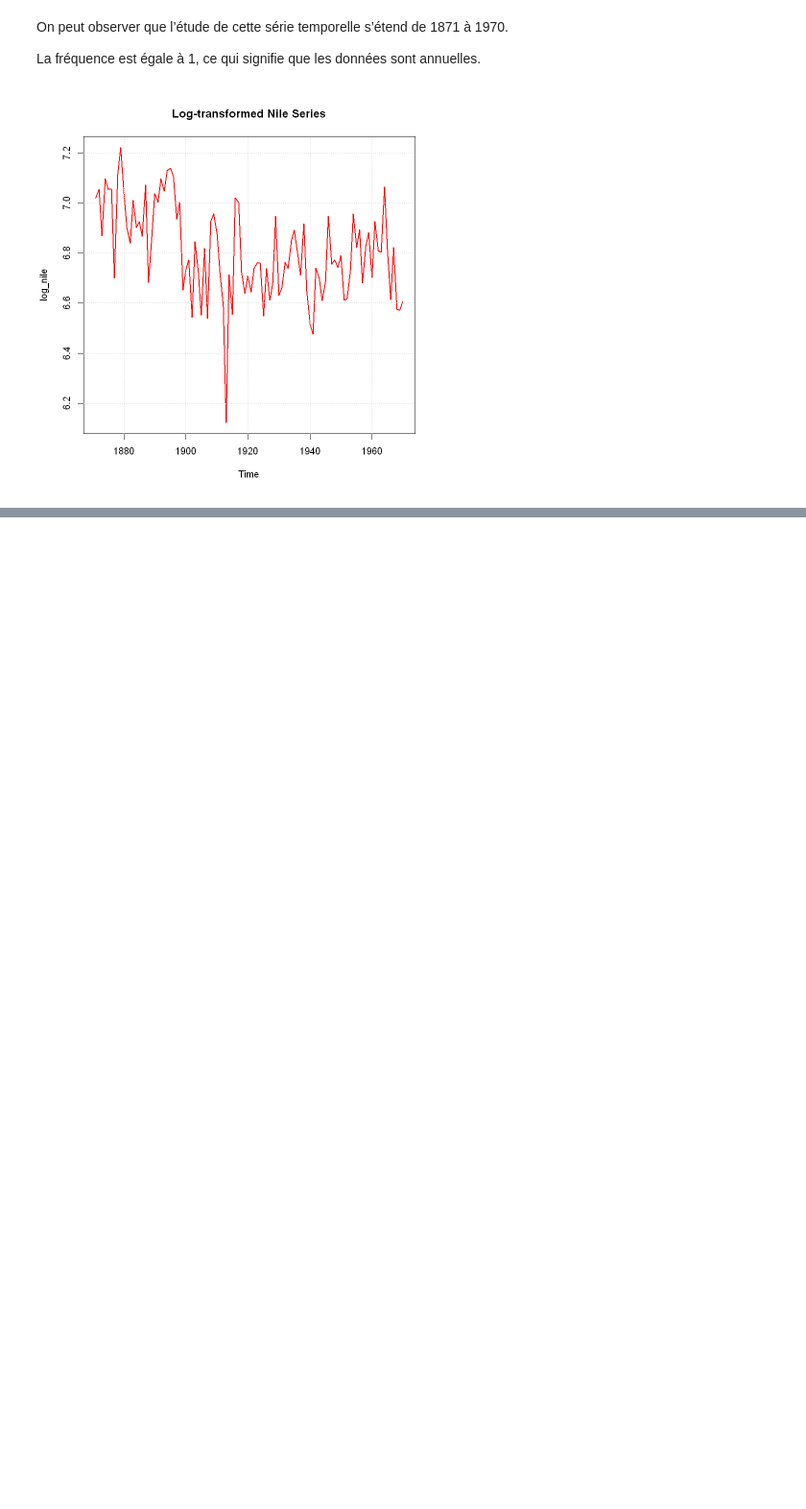
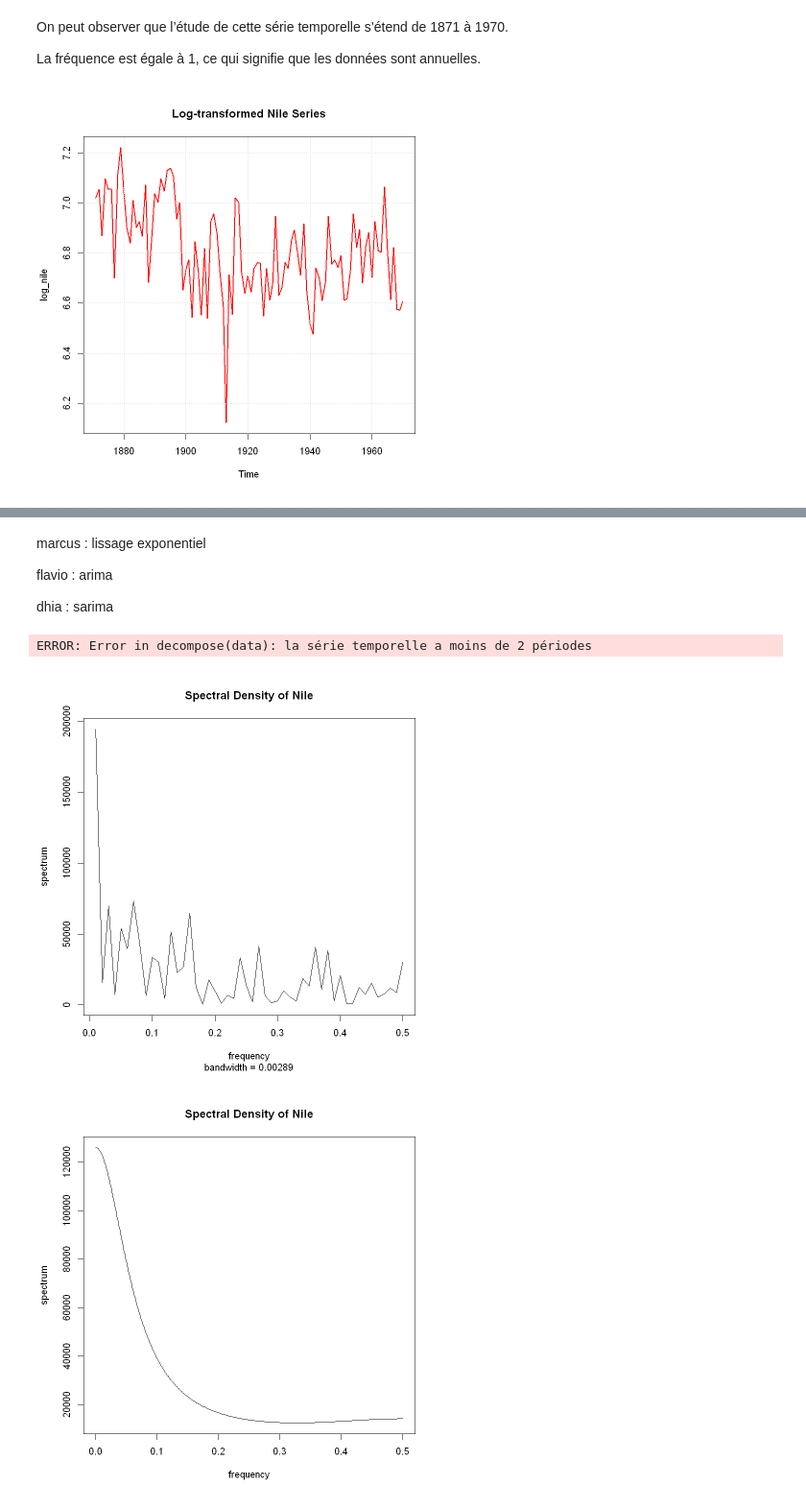
Before and after one commit to moh8dhia/nile-time-series, a Jupyter notebook: nile.ipynb, the cells around one changed output, grey strips where cells are left out. Shown at 96% size. Drawn from its saved outputs; the diff is of its cells as text; code cells hidden in the pictures; blank space fills up the shorter version.

```diff
--- a/nile.ipynb
+++ b/nile.ipynb
@@ -65,0 +86,20 @@ grid()
+# %% [markdown]
+marcus : lissage exponentiel
+
+flavio : arima
+
+dhia : sarima
+# %%
+# check saisonality
+plot(decompose(data))
+# %% [output]
+ERROR: Error in decompose(data): la série temporelle a moins de 2 périodes
+# %%
+# densité spectrale
+spectrum(Nile, log = "no", main = "Spectral Density of Nile")
+
+# densité spectrale AR(2)
+spectrum(Nile, log = "no", main = "Spectral Density of Nile", method = "ar", order = 2)
+# %% [output]
+[figure, added]
+[figure, added]
```
Also changed, not shown: parts of 4 cells of this notebook.
